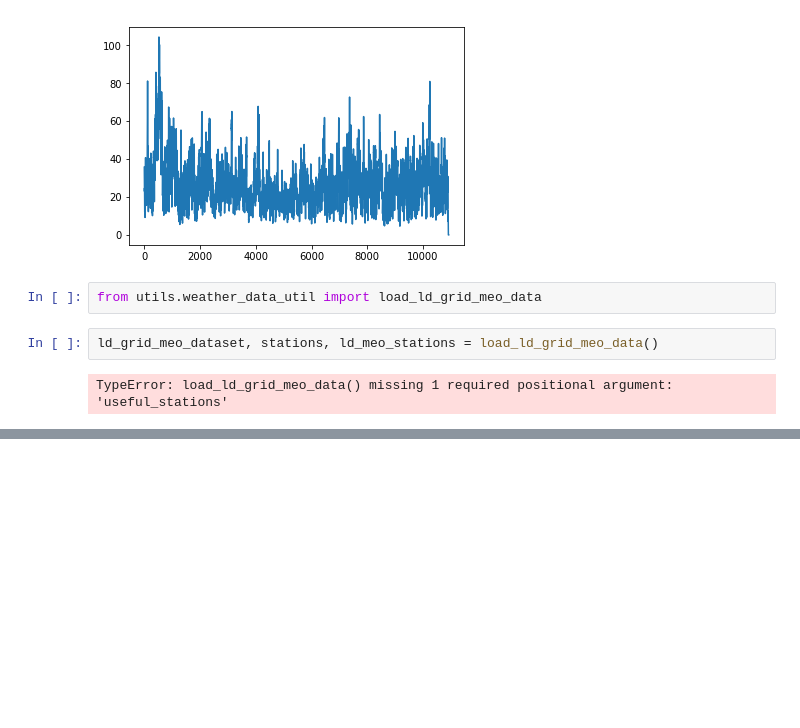
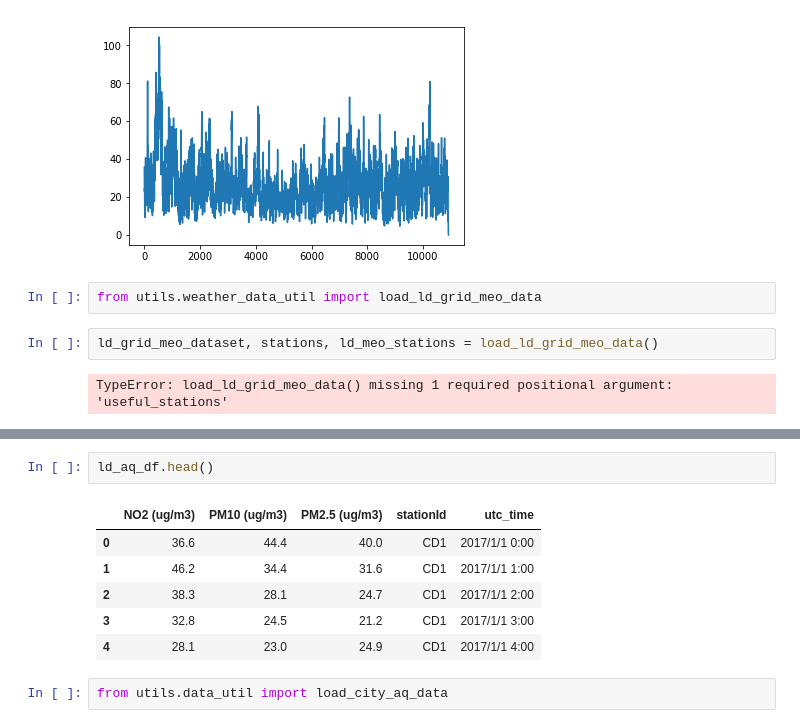
Before and after one commit to txytju/air-quality-prediction, a Jupyter notebook: test.ipynb, the cells around one changed output, grey strips where cells are left out. Cells and saved outputs as stored; diff of their text form; blank space fills up the shorter version.

Commit message:
[aq_data_preprocess] finished!.

```diff
--- a/test.ipynb
+++ b/test.ipynb
@@ -286,0 +377,11 @@ TypeError: load_ld_grid_meo_data() missing 1 required positional argument: 'usef
+# %%
+ld_aq_df.head()
+# %% [output]
+|  | NO2 (ug/m3) | PM10 (ug/m3) | PM2.5 (ug/m3) | stationId | utc_time |
+| 0 | 36.6 | 44.4 | 40.0 | CD1 | 2017/1/1 0:00 |
+| 1 | 46.2 | 34.4 | 31.6 | CD1 | 2017/1/1 1:00 |
+| 2 | 38.3 | 28.1 | 24.7 | CD1 | 2017/1/1 2:00 |
+| 3 | 32.8 | 24.5 | 21.2 | CD1 | 2017/1/1 3:00 |
+| 4 | 28.1 | 23.0 | 24.9 | CD1 | 2017/1/1 4:00 |
+# %%
+from utils.data_util import load_city_aq_data
```
Also changed, not shown: parts of 9 cells of this notebook, 5 other files.
